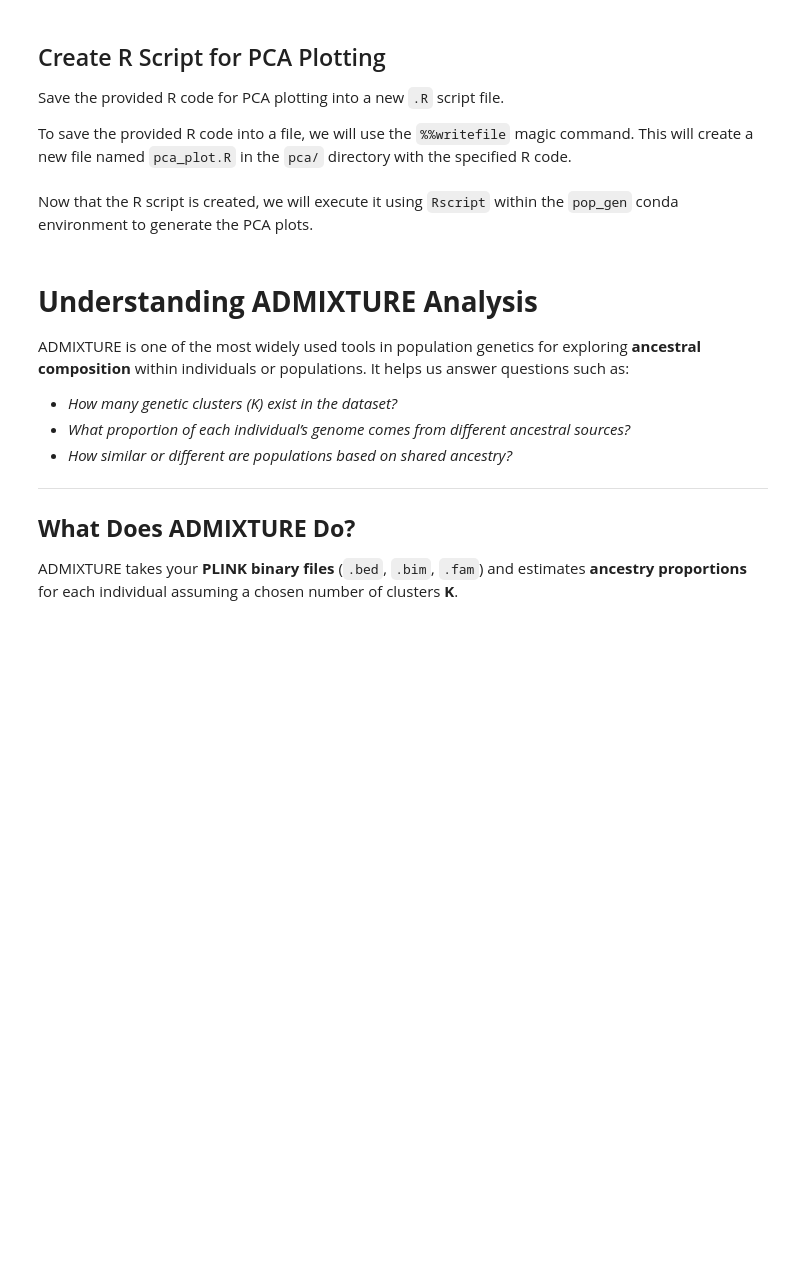
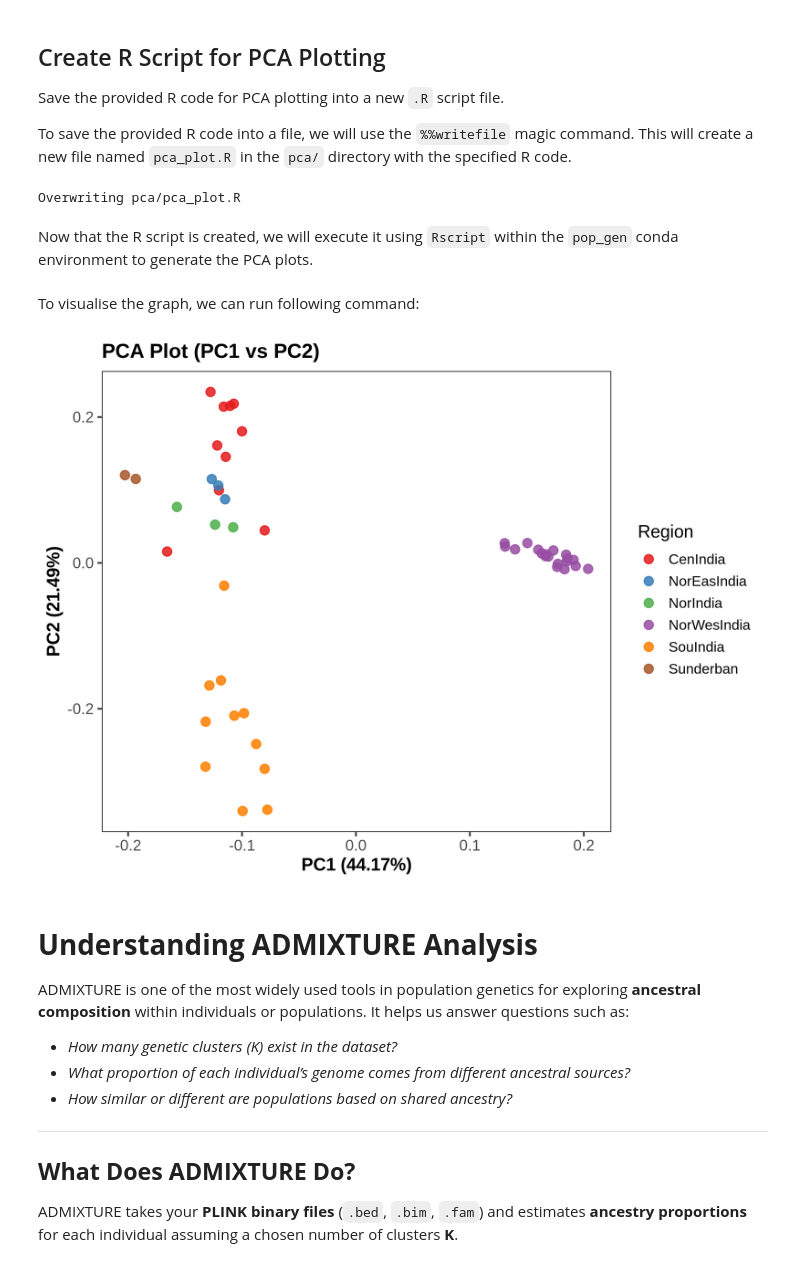
Before and after one commit to Aksinhaa/ColabFold, a Jupyter notebook: NGS_collab_basic_pop_gen.ipynb, the cells around one changed output. Cells and saved outputs as stored; diff of their text form; code cells hidden in the pictures; blank space fills up the shorter version.

```diff
--- a/NGS_collab_basic_pop_gen.ipynb
+++ b/NGS_collab_basic_pop_gen.ipynb
@@ -182,41 +304,69 @@ Save the provided R code for PCA plotting into a new `.R` script file.
 To save the provided R code into a file, we will use the `%%writefile` magic command. This will create a new file named `pca_plot.R` in the `pca/` directory with the specified R code.
 # %%
 %%writefile pca/pca_plot.R
-# Load ggplot2
+# Load libraries
 library(ggplot2)
 
-# Read FAM file from PCA directory
 fam <- read.table(
   "pca/machali_Aligned_rangeWideMerge_strelka_update2_BENGAL_mac3_passOnly_biallelicOnly_noIndels_minMAF0Pt05_chr_E2_minDP3_minQ30_minGQ30_hwe_0.05_noIndels_missing_mm0.6_meandepth95percentile_noZSB.fam",
   header = FALSE
 )
 
-# Read eigenvec file from PCA directory
 eigenvec <- read.table(
   "pca/machali_Aligned_rangeWideMerge_strelka_update2_BENGAL_mac3_passOnly_biallelicOnly_noIndels_minMAF0Pt05_chr_E2_minDP3_minQ30_minGQ30_hwe_0.05_noIndels_missing_mm0.6_meandepth95percentile_noZSB.eigenvec",
   header = FALSE
 )
 
-# Assign column names to eigenvec
+eigenval <- read.table(
+  "pca/machali_Aligned_rangeWideMerge_strelka_update2_BENGAL_mac3_passOnly_biallelicOnly_noIndels_minMAF0Pt05_chr_E2_minDP3_minQ30_minGQ30_hwe_0.05_noIndels_missing_mm0.6_meandepth95percentile_noZSB.eigenval",
+  header = FALSE
+)
+
 colnames(eigenvec) <- c("FID", "IID", paste0("PC", 1:5))
 
-# Add region info from FAM (column 2)
+# Assign region/group from fam file
 eigenvec$Region <- fam$V2
 
-# PCA Plot (PC1 vs PC2)
+var_explained <- (eigenval / sum(eigenval)) * 100
+pc1_var <- round(var_explained[1, 1], 2)
+pc2_var <- round(var_explained[2, 1], 2)
+
+# Custom color palette
+
+region_colors <- c(
+  "#E41A1C", "#377EB8", "#4DAF4A", "#984EA3",
+  "#FF7F00", "#A65628", "#F781BF", "#999999"
+)
+
+
+# PCA Plot
+
 p <- ggplot(eigenvec, aes(x = PC1, y = PC2, color = Region)) +
-  geom_point(size = 3, alpha = 0.8) +
-  theme_minimal() +
+  geom_point(size = 3, alpha = 0.85) +
+  scale_color_manual(values = region_colors) +
   labs(
     title = "PCA Plot (PC1 vs PC2)",
-    x = "PC1",
-    y = "PC2",
+    x = paste0("PC1 (", pc1_var, "%)"),
+    y = paste0("PC2 (", pc2_var, "%)"),
     color = "Region"
+  ) +
+  theme_bw(base_size = 14) +
+  theme(
+    panel.grid.major = element_blank(),
+    panel.grid.minor = element_blank(),
+    axis.text = element_text(size = 12),
+    axis.title = element_text(size = 14, face = "bold"),
+    plot.title = element_text(size = 16, face = "bold"),
+    legend.position = "right"
   )
 
-# Save outputs
-ggsave("pca/pca_plot.png", plot = p, dpi = 300)
-ggsave("pca/pca_plot.pdf", plot = p)
+
+# Save output
+
+ggsave("pca/pca_plot.png", plot = p, dpi = 300, width = 8, height = 6)
+ggsave("pca/pca_plot.pdf", plot = p, width = 8, height = 6)
+# %% [output]
+Overwriting pca/pca_plot.R
 # %% [markdown]
 
 Now that the R script is created, we will execute it using `Rscript` within the `pop_gen` conda environment to generate the PCA plots.
@@ -230,6 +380,15 @@ conda activate pop_gen
 
 # Execute the R script to generate PCA plots
 Rscript pca/pca_plot.R
+# %% [markdown]
+To visualise the graph, we can run following command:
+# %%
+from IPython.display import Image, display
+
+# Display the generated faceted PCA plot
+display(Image('pca/pca_plot.png'))
+# %% [output]
+[figure, added]
 # %% [markdown]
 
 
```
Also changed, not shown: parts of 15 cells of this notebook.
